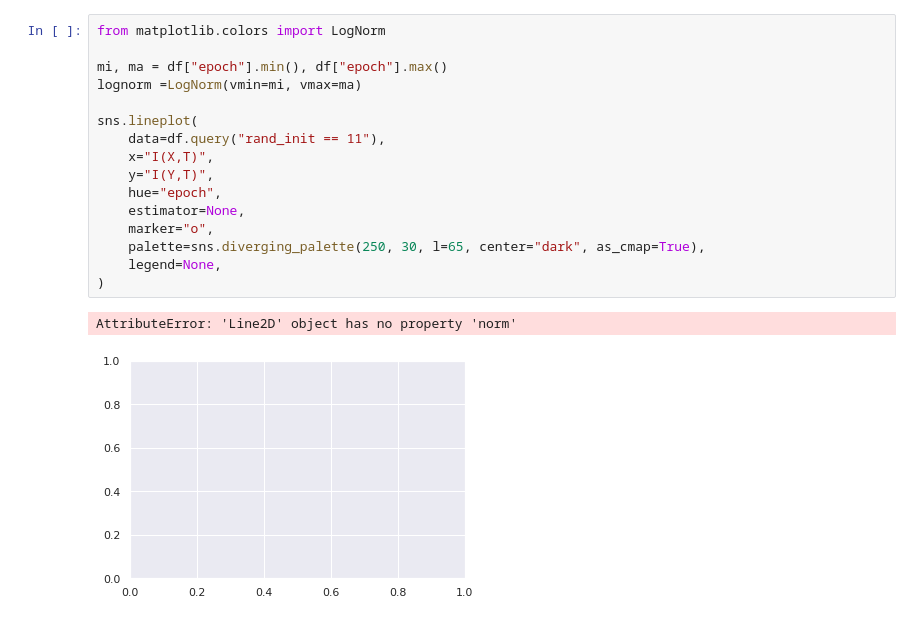
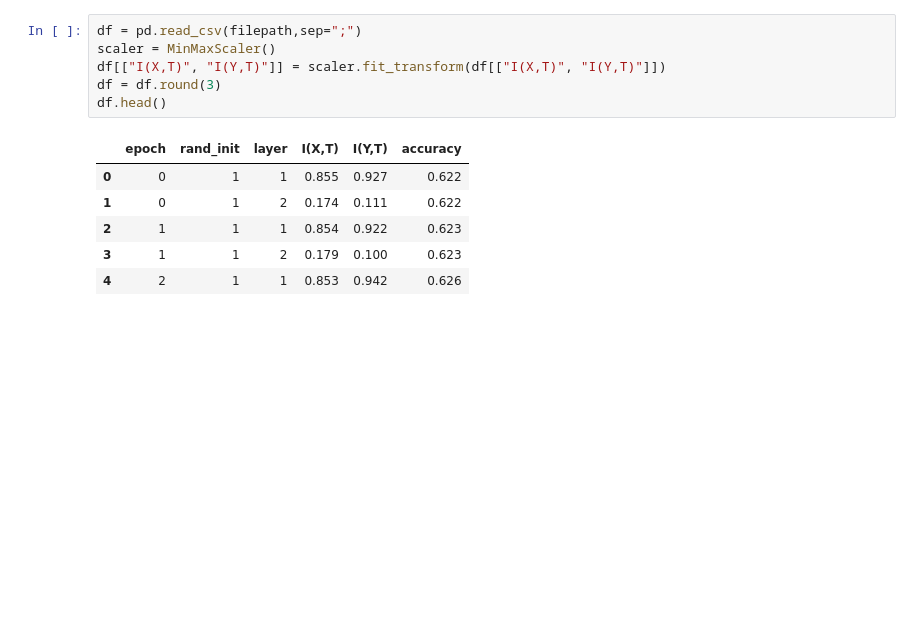
Before and after one commit to rocabrera/nn-info-pgc, a Jupyter notebook: project/notebooks/create_trajectories_figures.ipynb, the cells around one changed output. Drawn from its saved outputs; the diff is of its cells as text; blank space fills up the shorter version.

```diff
--- a/project/notebooks/create_trajectories_figures.ipynb
+++ b/project/notebooks/create_trajectories_figures.ipynb
@@ -64,19 +21,13 @@ plt.show()
-# %%
-from matplotlib.colors import LogNorm
-
-mi, ma = df["epoch"].min(), df["epoch"].max()
-lognorm =LogNorm(vmin=mi, vmax=ma)
-
-sns.lineplot(
-    data=df.query("rand_init == 11"),
-    x="I(X,T)",
-    y="I(Y,T)",
-    hue="epoch",
-    estimator=None,
-    marker="o",
-    palette=sns.diverging_palette(250, 30, l=65, center="dark", as_cmap=True),
-    legend=None,
-)
-# %% [output]
-AttributeError: 'Line2D' object has no property 'norm'
-[figure, removed]
+# %%
+df = pd.read_csv(filepath,sep=";")
+scaler = MinMaxScaler()
+df[["I(X,T)", "I(Y,T)"]] = scaler.fit_transform(df[["I(X,T)", "I(Y,T)"]])
+df = df.round(3)
+df.head()
+# %% [output]
+|  | epoch | rand_init | layer | I(X,T) | I(Y,T) | accuracy |
+| 0 | 0 | 1 | 1 | 0.855 | 0.927 | 0.622 |
+| 1 | 0 | 1 | 2 | 0.174 | 0.111 | 0.622 |
+| 2 | 1 | 1 | 1 | 0.854 | 0.922 | 0.623 |
+| 3 | 1 | 1 | 2 | 0.179 | 0.100 | 0.623 |
+| 4 | 2 | 1 | 1 | 0.853 | 0.942 | 0.626 |
```
Also changed, not shown: parts of 8 cells of this notebook, 1 other file.
